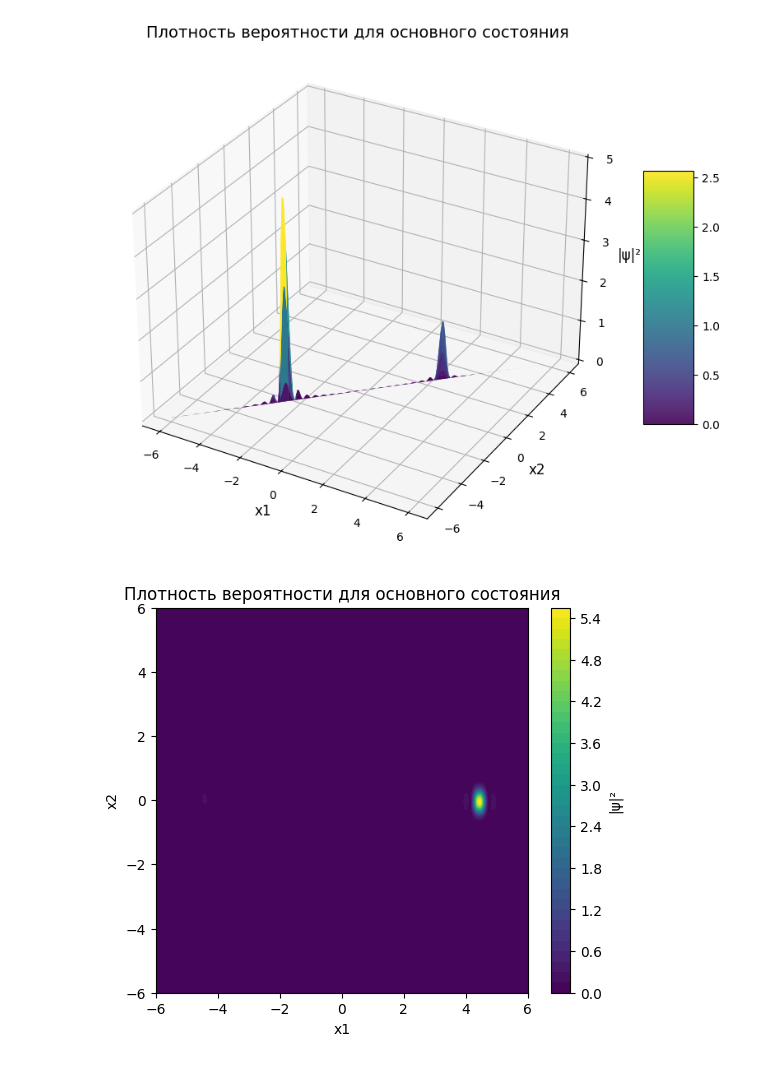
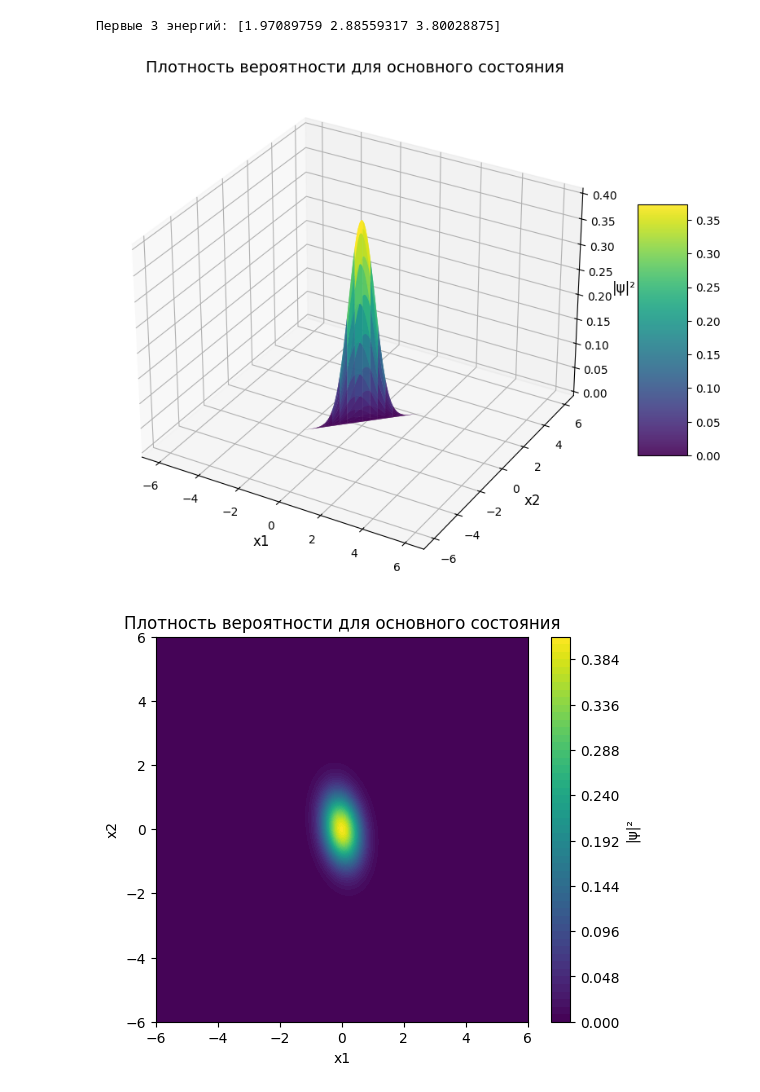
Before and after one commit to Nikralet/General, a Jupyter notebook: 5.ipynb, the cells around one changed output. Saved outputs shown, nothing was run; the diff lists cells and outputs as text; code cells hidden in the pictures.

```diff
--- a/5.ipynb
+++ b/5.ipynb
@@ -21,10 +21,10 @@ n = 50 # размер матриц, размер гильбертова прос
 N = 250
 m = 1 # не трогать
 h = 1 # не трогать
-l = 6 # не трогать
-K = 1 # коэффициент связи между осцилляторами
+l = 6 # длина сетки
+K = 2 # коэффициент связи между осцилляторами
 omega1 = 1
-omega2 = 1.5
+omega2 = 3
 omegas = tuple([omega1, omega2])
 koeff = h/(2*m*40) # не трогать
 a_birth = np.diag(np.array([np.sqrt(i) for i in range(1, n)]), k = -1)
@@ -55,7 +55,9 @@ def hamilton_fock_sviaz(linearity: Literal["linear", "nonlinear"], omegas: tuple
   x_sum_1 = (a_destroy + a_birth)/np.sqrt(2 * omegas[0])
   x_sum_2 = (a_destroy + a_birth)/np.sqrt(2 * omegas[1])
 
-  H = np.kron(hamilton_fock(linearity, omegas[0]), E) + np.kron(E, hamilton_fock(linearity, omegas[1])) + K * np.kron(x_sum_1, x_sum_2)
+  H = np.kron(hamilton_fock(linearity, omegas[0]), E) + np.kron(E, hamilton_fock(linearity, omegas[1])) + K *(m/np.sqrt(omegas[0]*omegas[1])) * np.kron(x_sum_1, x_sum_2)
+  print('Обезразмеренный параметр связи')
+  print('k/(m * sqrt(w1 * w2):', K *(m/np.sqrt(omegas[0]*omegas[1])))
   return H
 # %%
 def hermite_polynomial(n_, x):
@@ -130,7 +133,7 @@ def solve_fok_basis(tasks):
 
   return e_fock, psi_fock_coordinate, x_visual
 # %%
-parameters = [(omegas, "nonlinear")] # одно значение
+parameters = [(omegas, "linear")] # одно значение
 
 E_fock, Psi_fock_coordinate, X_fock = solve_fok_basis(tasks=parameters)
 # %% [output]
@@ -154,7 +146,11 @@ E_fock, Psi_fock_coordinate, X_fock = solve_fok_basis(tasks=parameters)
+# %%
+print("Первые 3 энергий:", E_fock[:3])
+# %% [output]
+Первые 3 энергий: [1.97089759 2.88559317 3.80028875]
 # %%
 fig = plt.figure(figsize=(10, 8))
 ax = fig.add_subplot(111, projection='3d')
-surf = ax.plot_surface(X_fock, X_fock, np.abs(Psi_fock_coordinate[30])**2, cmap=cm.viridis, alpha=0.9, linewidth=0, antialiased=True)
+surf = ax.plot_surface(X_fock, X_fock, np.abs(Psi_fock_coordinate[0])**2, cmap=cm.viridis, alpha=0.9, linewidth=0, antialiased=True)
 
 # Настройка осей и меток
 ax.set_xlabel('x1', fontsize=12)
@@ -167,15 +163,15 @@ fig.colorbar(surf, ax=ax, shrink=0.5, aspect=5)
 
 plt.show()
 # %% [output]
-[figure, old version]
+[figure, new version]
 # %%
 # Визуализация, например, для первого состояния
 plt.figure(figsize=(6,5))
-plt.contourf(X_fock, X_fock, np.abs(Psi_fock_coordinate[16])**2, levels=50, cmap='viridis')
+plt.contourf(X_fock, X_fock, np.abs(Psi_fock_coordinate[0])**2, levels=50, cmap='viridis')
 plt.xlabel('x1')
 plt.ylabel('x2')
 plt.colorbar(label='|ψ|²')
 plt.title('Плотность вероятности для основного состояния')
 plt.show()
 # %% [output]
-[figure, old version]
+[figure, new version]
```
Also changed, not shown: parts of 3 cells of this notebook.
